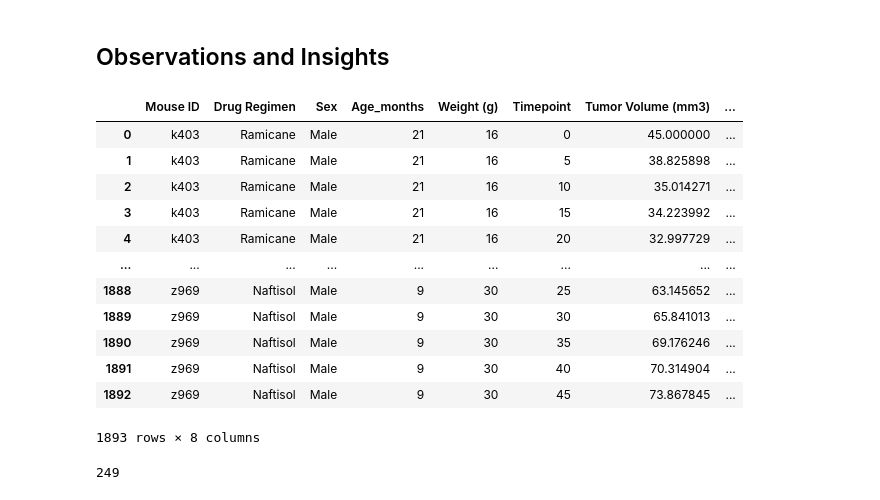
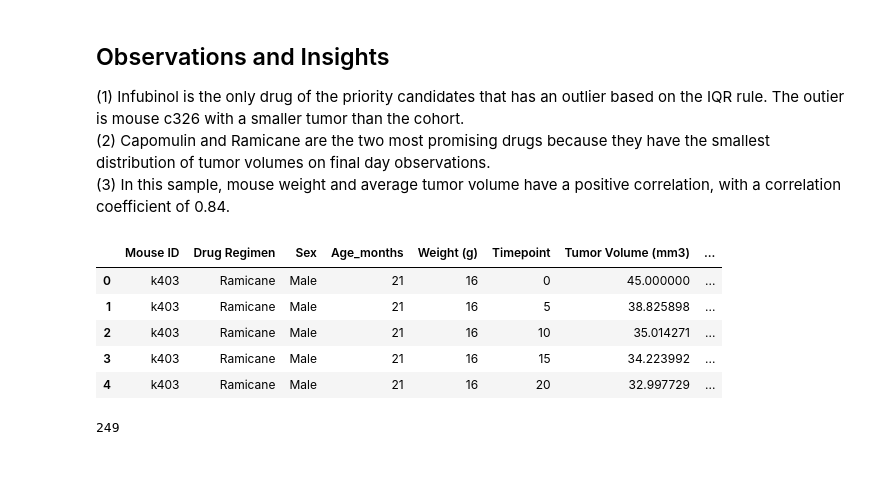
Before and after one commit to MattDavies1/UofT-Data-Bootcamp-Homework, a Jupyter notebook: 5-Matplotlib/Pymaceuticals/pymaceuticals_starter.ipynb, the cells around one changed output. Cells and saved outputs as stored; diff of their text form; code cells hidden in the pictures; blank space fills up the shorter version.

```diff
--- a/5-Matplotlib/Pymaceuticals/pymaceuticals_starter.ipynb
+++ b/5-Matplotlib/Pymaceuticals/pymaceuticals_starter.ipynb
@@ -1,35 +1,32 @@
-# %% [markdown]
-## Observations and Insights
+# %% [markdown]
+## Observations and Insights <br>
+
+(1) Infubinol is the only drug of the priority candidates that has an outlier based on the IQR rule. The outier is mouse c326 with a smaller tumor than the cohort. <br>
+(2) Capomulin and Ramicane are the two most promising drugs because they have the smallest distribution of tumor volumes on final day observations. <br>
+(3) In this sample, mouse weight and average tumor volume have a positive correlation, with a correlation coefficient of 0.84. <br>
 # %%
 # Dependencies and Setup
 import matplotlib.pyplot as plt
 import pandas as pd
 import scipy.stats as st
 
 # Study data files
 mouse_metadata_path = "data/Mouse_metadata.csv"
 study_results_path = "data/Study_results.csv"
 
 # Read the mouse data and the study results
 mouse_metadata = pd.read_csv(mouse_metadata_path)
 study_results = pd.read_csv(study_results_path)
 
 # Combine the data into a single dataset
 study_data = mouse_metadata.merge(study_results, on = 'Mouse ID', how = 'inner')
 # Display the data table for preview
-study_data
+study_data.head()
 # %% [output]
 |  | Mouse ID | Drug Regimen | Sex | Age_months | Weight (g) | Timepoint | Tumor Volume (mm3) | ... |
 | 0 | k403 | Ramicane | Male | 21 | 16 | 0 | 45.000000 | ... |
 | 1 | k403 | Ramicane | Male | 21 | 16 | 5 | 38.825898 | ... |
 | 2 | k403 | Ramicane | Male | 21 | 16 | 10 | 35.014271 | ... |
 | 3 | k403 | Ramicane | Male | 21 | 16 | 15 | 34.223992 | ... |
 | 4 | k403 | Ramicane | Male | 21 | 16 | 20 | 32.997729 | ... |
-| ... | ... | ... | ... | ... | ... | ... | ... | ... |
-| 1888 | z969 | Naftisol | Male | 9 | 30 | 25 | 63.145652 | ... |
-| 1889 | z969 | Naftisol | Male | 9 | 30 | 30 | 65.841013 | ... |
-| 1890 | z969 | Naftisol | Male | 9 | 30 | 35 | 69.176246 | ... |
-| 1891 | z969 | Naftisol | Male | 9 | 30 | 40 | 70.314904 | ... |
-| 1892 | z969 | Naftisol | Male | 9 | 30 | 45 | 73.867845 | ... |
-1893 rows × 8 columns
 # %%
```
Also changed, not shown: parts of 24 cells of this notebook, 1 other file.
